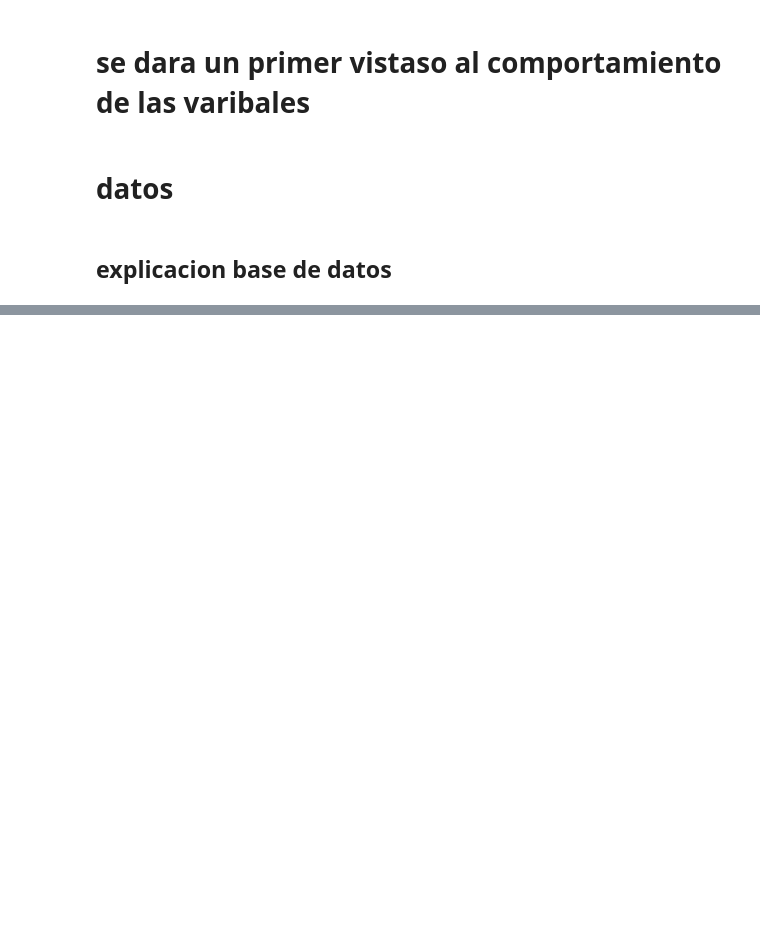
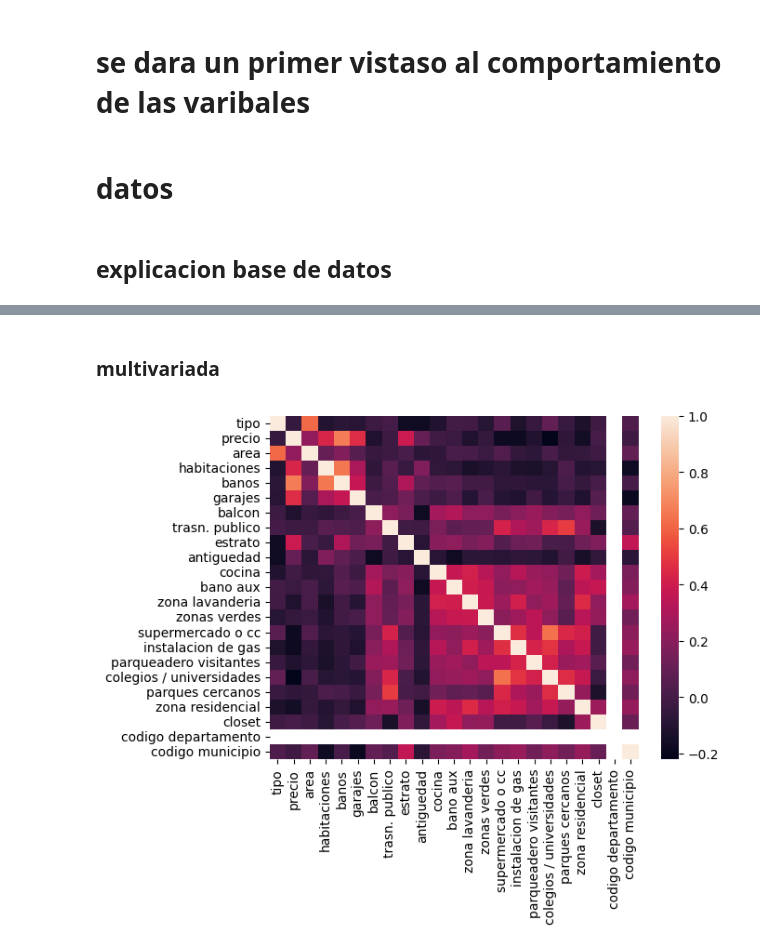
Before and after one commit to juanguzman2/Analisis-del-precio-de-las-viviendas-en-el-oriente-antioqueno, a Jupyter notebook: Script/Analisis exploratorio/1eranalisis.ipynb, the cells around one changed output, grey strips where cells are left out. Drawn from its saved outputs; the diff is of its cells as text; code cells hidden in the pictures; blank space fills up the shorter version.

```diff
--- a/Script/Analisis exploratorio/1eranalisis.ipynb
+++ b/Script/Analisis exploratorio/1eranalisis.ipynb
@@ -45,0 +194,7 @@ memory usage: 465.3+ KB
+# %% [markdown]
+### multivariada
+# %%
+
+sns.heatmap(dfp.corr());
+# %% [output]
+[figure, added]
```
Also changed, not shown: parts of 21 cells of this notebook, 2 other files.
